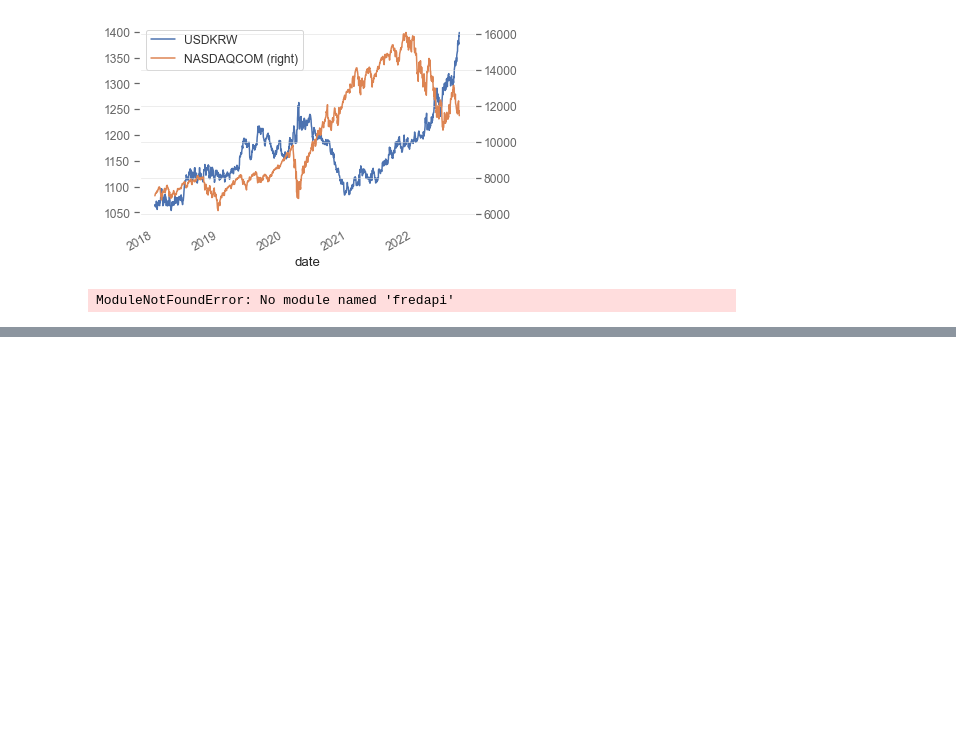
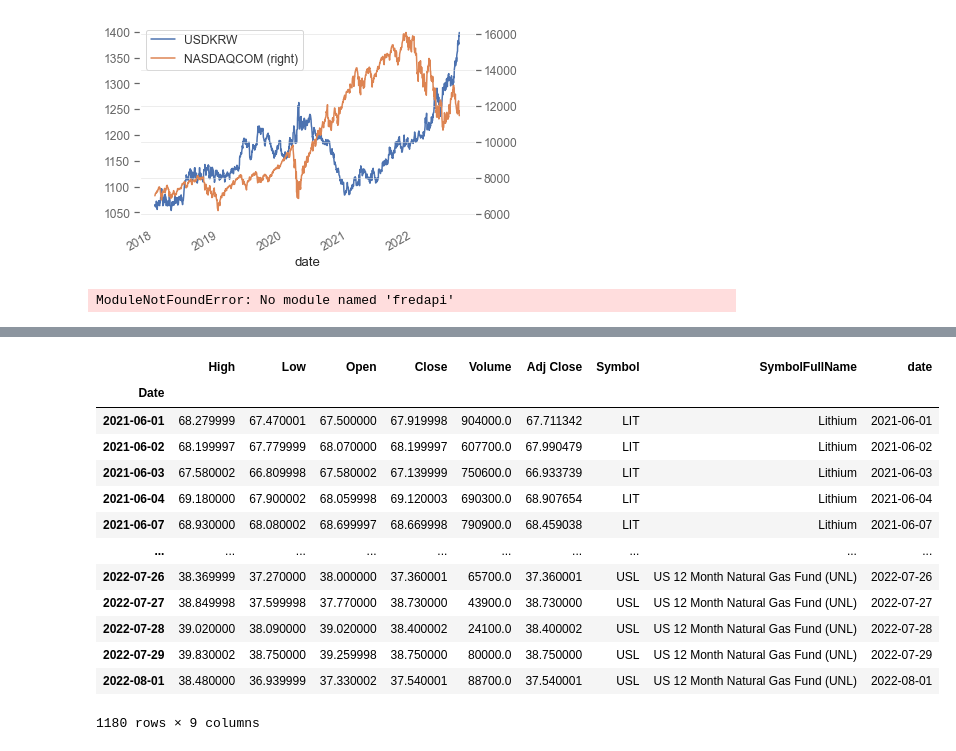
Before and after one commit to sunlee334/Stock-Portfolio-Optimization, a Jupyter notebook: sandbox.ipynb, the cells around one changed output, grey strips where cells are left out. Saved outputs shown, nothing was run; the diff lists cells and outputs as text; code cells hidden in the pictures; blank space fills up the shorter version.

```diff
--- a/sandbox.ipynb
+++ b/sandbox.ipynb
@@ -153,0 +183,59 @@ ModuleNotFoundError: No module named 'fredapi'
+# %%
+import pandas as pd
+import altair as alt
+from pandas_datareader import data
+
+def get_stock_df(symbol,start,end):
+   source = 'yahoo'
+   df = data.DataReader(
+      symbol, start=start, end=end, data_source=source
+   )
+   return df
+
+def get_stock_combined(symbols,start,end):
+   dfs = []
+   for symbol in symbols.keys():
+      df = get_stock_df(symbol,start,end)
+      df['Symbol'] = symbol
+      df['SymbolFullName'] = symbols[symbol]
+      dfs.append(df)
+   df_combined = pd.concat(dfs, axis=0)
+   df_combined['date'] = df_combined.index.values
+   return df_combined
+
+
+def get_stock_title(stocks):
+   title = ""
+   idx = 0
+
+   for i in stocks.keys():
+      title = title + stocks[i]
+
+      if idx <  len(stocks.keys()) - 1:
+         title = title + " & "
+      idx = idx + 1
+
+   return title
+
+stocks = {"LIT":"Lithium","USO":"United States Oil ETF","UNG":"Natural Gas Fund","USL":"US 12 Month Natural Gas Fund (UNL)"}
+stock_title = get_stock_title(stocks)
+start = '2021-06-01'
+end = '2022-08-01'
+
+df_combined = get_stock_combined(stocks,start,end)
+df_combined
+# %% [output]
+|  | High | Low | Open | Close | Volume | Adj Close | Symbol | SymbolFullName | date |
+| Date |  |  |  |  |  |  |  |  |  |
+| 2021-06-01 | 68.279999 | 67.470001 | 67.500000 | 67.919998 | 904000.0 | 67.711342 | LIT | Lithium | 2021-06-01 |
+| 2021-06-02 | 68.199997 | 67.779999 | 68.070000 | 68.199997 | 607700.0 | 67.990479 | LIT | Lithium | 2021-06-02 |
+| 2021-06-03 | 67.580002 | 66.809998 | 67.580002 | 67.139999 | 750600.0 | 66.933739 | LIT | Lithium | 2021-06-03 |
+| 2021-06-04 | 69.180000 | 67.900002 | 68.059998 | 69.120003 | 690300.0 | 68.907654 | LIT | Lithium | 2021-06-04 |
+| 2021-06-07 | 68.930000 | 68.080002 | 68.699997 | 68.669998 | 790900.0 | 68.459038 | LIT | Lithium | 2021-06-07 |
+| ... | ... | ... | ... | ... | ... | ... | ... | ... | ... |
+| 2022-07-26 | 38.369999 | 37.270000 | 38.000000 | 37.360001 | 65700.0 | 37.360001 | USL | US 12 Month Natural Gas Fund (UNL) | 2022-07-26 |
+| 2022-07-27 | 38.849998 | 37.599998 | 37.770000 | 38.730000 | 43900.0 | 38.730000 | USL | US 12 Month Natural Gas Fund (UNL) | 2022-07-27 |
+| 2022-07-28 | 39.020000 | 38.090000 | 39.020000 | 38.400002 | 24100.0 | 38.400002 | USL | US 12 Month Natural Gas Fund (UNL) | 2022-07-28 |
+| 2022-07-29 | 39.830002 | 38.750000 | 39.259998 | 38.750000 | 80000.0 | 38.750000 | USL | US 12 Month Natural Gas Fund (UNL) | 2022-07-29 |
+| 2022-08-01 | 38.480000 | 36.939999 | 37.330002 | 37.540001 | 88700.0 | 37.540001 | USL | US 12 Month Natural Gas Fund (UNL) | 2022-08-01 |
+1180 rows × 9 columns
```
Also changed, not shown: parts of 4 cells of this notebook, 2 other files.
